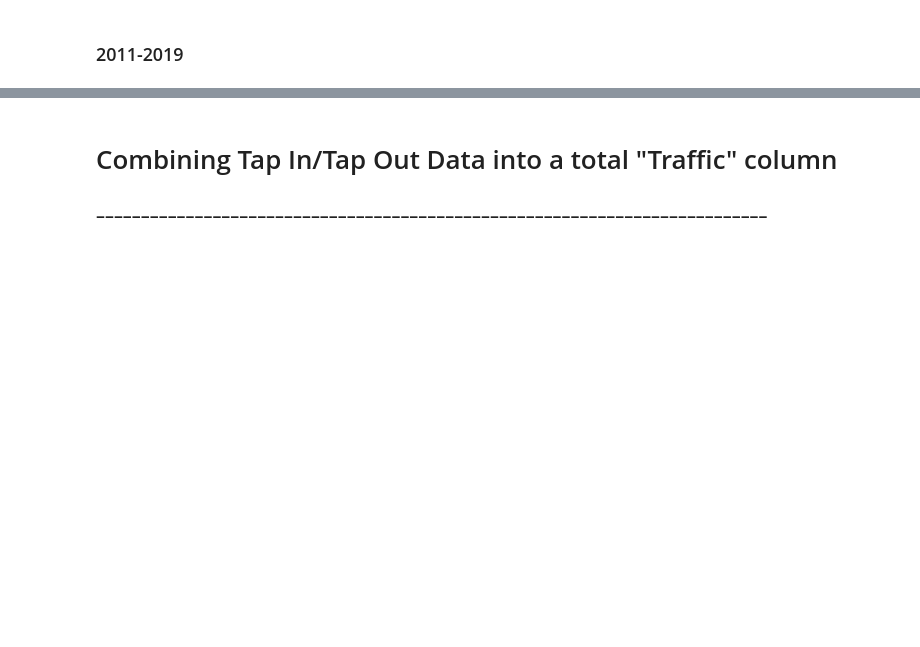
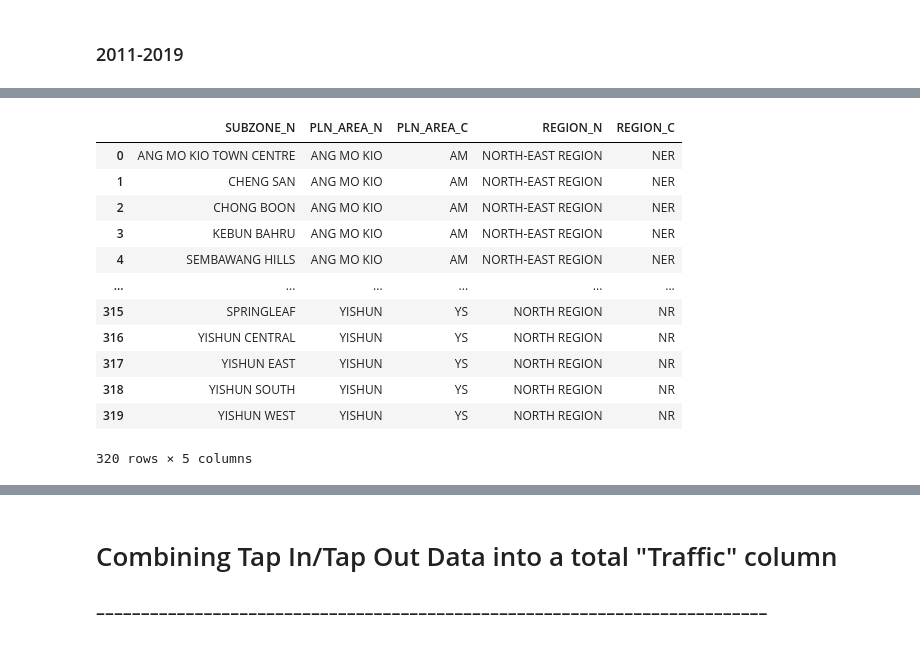
Before and after one commit to bleow/CZ1115PROJ-DataScience_Python, a Jupyter notebook: Jupyter notebook/Actual Data Extraction.ipynb, the cells around one changed output, grey strips where cells are left out. Saved outputs shown, nothing was run; the diff lists cells and outputs as text; code cells hidden in the pictures; blank space fills up the shorter version.

```diff
--- a/Jupyter notebook/Actual Data Extraction.ipynb
+++ b/Jupyter notebook/Actual Data Extraction.ipynb
@@ -644,0 +964,17 @@ dT_data1
+# %%
+gdf_SubzoneNoDupe = pd.merge(dT_Subzones, gdf_SubzoneNoDupe, how='inner', on = 'SUBZONE_N', validate='many_to_many')
+gdf_SubzoneNoDupe
+# %% [output]
+|  | SUBZONE_N | PLN_AREA_N | PLN_AREA_C | REGION_N | REGION_C |
+| 0 | ANG MO KIO TOWN CENTRE | ANG MO KIO | AM | NORTH-EAST REGION | NER |
+| 1 | CHENG SAN | ANG MO KIO | AM | NORTH-EAST REGION | NER |
+| 2 | CHONG BOON | ANG MO KIO | AM | NORTH-EAST REGION | NER |
+| 3 | KEBUN BAHRU | ANG MO KIO | AM | NORTH-EAST REGION | NER |
+| 4 | SEMBAWANG HILLS | ANG MO KIO | AM | NORTH-EAST REGION | NER |
+| ... | ... | ... | ... | ... | ... |
+| 315 | SPRINGLEAF | YISHUN | YS | NORTH REGION | NR |
+| 316 | YISHUN CENTRAL | YISHUN | YS | NORTH REGION | NR |
+| 317 | YISHUN EAST | YISHUN | YS | NORTH REGION | NR |
+| 318 | YISHUN SOUTH | YISHUN | YS | NORTH REGION | NR |
+| 319 | YISHUN WEST | YISHUN | YS | NORTH REGION | NR |
+320 rows × 5 columns
```
Also changed, not shown: parts of 54 cells of this notebook.
